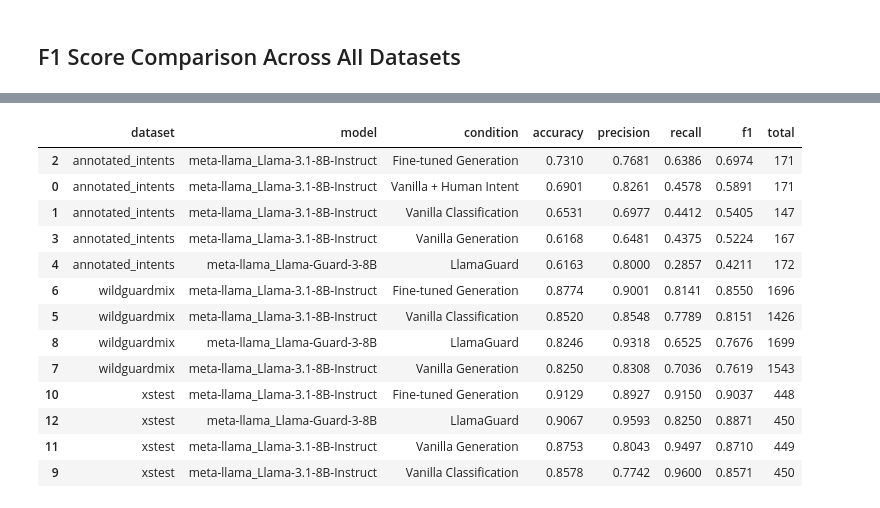
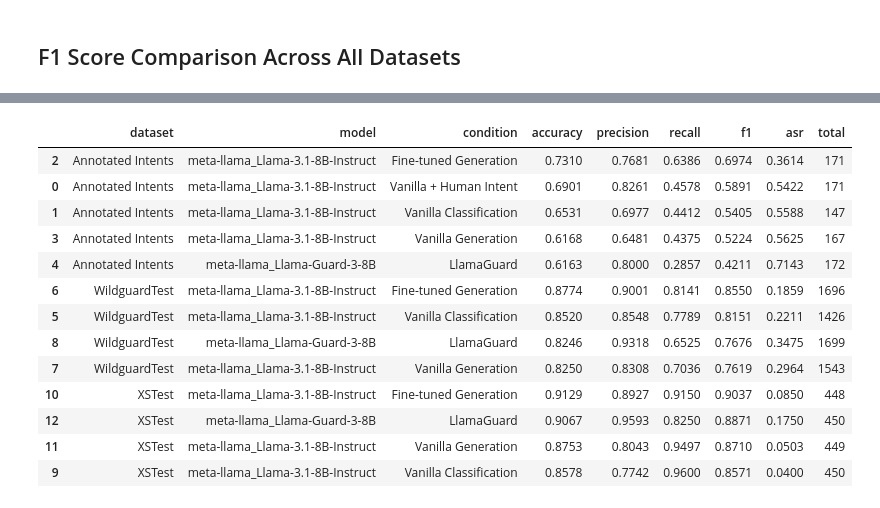
Before and after one commit to Jazhyc/aims-safety-classification, a Jupyter notebook: notebooks/safety_experiment_results.ipynb, the cells around one changed output, grey strips where cells are left out. Cells and saved outputs as stored; diff of their text form; code cells hidden in the pictures.

```diff
--- a/notebooks/safety_experiment_results.ipynb
+++ b/notebooks/safety_experiment_results.ipynb
@@ -52,6 +52,13 @@ CONDITION_NAMES = {
     "llamaguard_classification": "LlamaGuard",
 }
 
+# Display names for datasets
+DATASET_NAMES = {
+    "annotated_intents": "Annotated Intents",
+    "wildguardmix": "WildguardTest",
+    "xstest": "XSTest",
+}
+
 # Consistent color palette for conditions across all graphs (keyed by display name)
 CONDITION_COLORS = {
     "Vanilla Classification": "#66c2a5",      # teal
@@ -61,7 +68,14 @@ CONDITION_COLORS = {
     "Fine-tuned Generation": "#a6d854",       # green
     "Fine-tuned Classification": "#ffd92f",   # yellow
     "LlamaGuard": "#e5c494",                  # tan
+    "Wildguard (reported)": "#b3b3b3",        # gray - paper baseline
 }
+
+# Hardcoded baselines from Wildguard paper (F1 scores)
+PAPER_BASELINES = {
+    "WildguardTest": {"f1": 0.89, "condition": "Wildguard (reported)"},
+    "XSTest": {"f1": 0.945, "condition": "Wildguard (reported)"},
+}
 # %% [markdown]
 ## Load Results
 # %%
@@ -94,11 +108,16 @@ def compute_metrics(results: list[dict]) -> dict:
     recall = tp / (tp + fn) if (tp + fn) > 0 else 0.0
     f1 = 2 * precision * recall / (precision + recall) if (precision + recall) > 0 else 0.0
 
+    # Attack Success Rate: rate at which harmful prompts bypass detection (misclassified as safe)
+    # ASR = FN / (TP + FN) = 1 - Recall
+    asr = fn / (tp + fn) if (tp + fn) > 0 else 0.0
+
     return {
         "accuracy": accuracy,
         "precision": precision,
         "recall": recall,
         "f1": f1,
+        "asr": asr,  # Attack Success Rate
         "total": total,
         "tp": tp, "fp": fp, "tn": tn, "fn": fn,
     }
@@ -156,11 +175,12 @@ def load_results(results_dir: Path, datasets=None, models=None, conditions=None)
 
             metrics = compute_metrics(results)
 
-            # Map condition to display name
+            # Map condition and dataset to display names
             display_condition = CONDITION_NAMES.get(condition, condition)
+            display_dataset = DATASET_NAMES.get(dataset_name, dataset_name)
 
             records.append({
-                "dataset": dataset_name,
+                "dataset": display_dataset,
                 "model": model_name,
                 "condition": display_condition,
                 **metrics
@@ -282,25 +416,25 @@ plot_f1_by_dataset(df)
 # %%
 # Display detailed metrics
-display_cols = ["dataset", "model", "condition", "accuracy", "precision", "recall", "f1", "total"]
+display_cols = ["dataset", "model", "condition", "accuracy", "precision", "recall", "f1", "asr", "total"]
 df_display = df[display_cols].copy()
 
 # Format numeric columns
-for col in ["accuracy", "precision", "recall", "f1"]:
+for col in ["accuracy", "precision", "recall", "f1", "asr"]:
     df_display[col] = df_display[col].apply(lambda x: f"{x:.4f}")
 
 df_display.sort_values(["dataset", "f1"], ascending=[True, False])
 # %% [output]
-|  | dataset | model | condition | accuracy | precision | recall | f1 | total |
-| 2 | annotated_intents | meta-llama_Llama-3.1-8B-Instruct | Fine-tuned Generation | 0.7310 | 0.7681 | 0.6386 | 0.6974 | 171 |
-| 0 | annotated_intents | meta-llama_Llama-3.1-8B-Instruct | Vanilla + Human Intent | 0.6901 | 0.8261 | 0.4578 | 0.5891 | 171 |
-| 1 | annotated_intents | meta-llama_Llama-3.1-8B-Instruct | Vanilla Classification | 0.6531 | 0.6977 | 0.4412 | 0.5405 | 147 |
-| 3 | annotated_intents | meta-llama_Llama-3.1-8B-Instruct | Vanilla Generation | 0.6168 | 0.6481 | 0.4375 | 0.5224 | 167 |
-| 4 | annotated_intents | meta-llama_Llama-Guard-3-8B | LlamaGuard | 0.6163 | 0.8000 | 0.2857 | 0.4211 | 172 |
-| 6 | wildguardmix | meta-llama_Llama-3.1-8B-Instruct | Fine-tuned Generation | 0.8774 | 0.9001 | 0.8141 | 0.8550 | 1696 |
-| 5 | wildguardmix | meta-llama_Llama-3.1-8B-Instruct | Vanilla Classification | 0.8520 | 0.8548 | 0.7789 | 0.8151 | 1426 |
-| 8 | wildguardmix | meta-llama_Llama-Guard-3-8B | LlamaGuard | 0.8246 | 0.9318 | 0.6525 | 0.7676 | 1699 |
-| 7 | wildguardmix | meta-llama_Llama-3.1-8B-Instruct | Vanilla Generation | 0.8250 | 0.8308 | 0.7036 | 0.7619 | 1543 |
-| 10 | xstest | meta-llama_Llama-3.1-8B-Instruct | Fine-tuned Generation | 0.9129 | 0.8927 | 0.9150 | 0.9037 | 448 |
-| 12 | xstest | meta-llama_Llama-Guard-3-8B | LlamaGuard | 0.9067 | 0.9593 | 0.8250 | 0.8871 | 450 |
-| 11 | xstest | meta-llama_Llama-3.1-8B-Instruct | Vanilla Generation | 0.8753 | 0.8043 | 0.9497 | 0.8710 | 449 |
-| 9 | xstest | meta-llama_Llama-3.1-8B-Instruct | Vanilla Classification | 0.8578 | 0.7742 | 0.9600 | 0.8571 | 450 |
+|  | dataset | model | condition | accuracy | precision | recall | f1 | asr | total |
+| 2 | Annotated Intents | meta-llama_Llama-3.1-8B-Instruct | Fine-tuned Generation | 0.7310 | 0.7681 | 0.6386 | 0.6974 | 0.3614 | 171 |
+| 0 | Annotated Intents | meta-llama_Llama-3.1-8B-Instruct | Vanilla + Human Intent | 0.6901 | 0.8261 | 0.4578 | 0.5891 | 0.5422 | 171 |
+| 1 | Annotated Intents | meta-llama_Llama-3.1-8B-Instruct | Vanilla Classification | 0.6531 | 0.6977 | 0.4412 | 0.5405 | 0.5588 | 147 |
+| 3 | Annotated Intents | meta-llama_Llama-3.1-8B-Instruct | Vanilla Generation | 0.6168 | 0.6481 | 0.4375 | 0.5224 | 0.5625 | 167 |
+| 4 | Annotated Intents | meta-llama_Llama-Guard-3-8B | LlamaGuard | 0.6163 | 0.8000 | 0.2857 | 0.4211 | 0.7143 | 172 |
+| 6 | WildguardTest | meta-llama_Llama-3.1-8B-Instruct | Fine-tuned Generation | 0.8774 | 0.9001 | 0.8141 | 0.8550 | 0.1859 | 1696 |
+| 5 | WildguardTest | meta-llama_Llama-3.1-8B-Instruct | Vanilla Classification | 0.8520 | 0.8548 | 0.7789 | 0.8151 | 0.2211 | 1426 |
+| 8 | WildguardTest | meta-llama_Llama-Guard-3-8B | LlamaGuard | 0.8246 | 0.9318 | 0.6525 | 0.7676 | 0.3475 | 1699 |
+| 7 | WildguardTest | meta-llama_Llama-3.1-8B-Instruct | Vanilla Generation | 0.8250 | 0.8308 | 0.7036 | 0.7619 | 0.2964 | 1543 |
+| 10 | XSTest | meta-llama_Llama-3.1-8B-Instruct | Fine-tuned Generation | 0.9129 | 0.8927 | 0.9150 | 0.9037 | 0.0850 | 448 |
+| 12 | XSTest | meta-llama_Llama-Guard-3-8B | LlamaGuard | 0.9067 | 0.9593 | 0.8250 | 0.8871 | 0.1750 | 450 |
+| 11 | XSTest | meta-llama_Llama-3.1-8B-Instruct | Vanilla Generation | 0.8753 | 0.8043 | 0.9497 | 0.8710 | 0.0503 | 449 |
+| 9 | XSTest | meta-llama_Llama-3.1-8B-Instruct | Vanilla Classification | 0.8578 | 0.7742 | 0.9600 | 0.8571 | 0.0400 | 450 |
```
Also changed, not shown: parts of 6 cells of this notebook.
